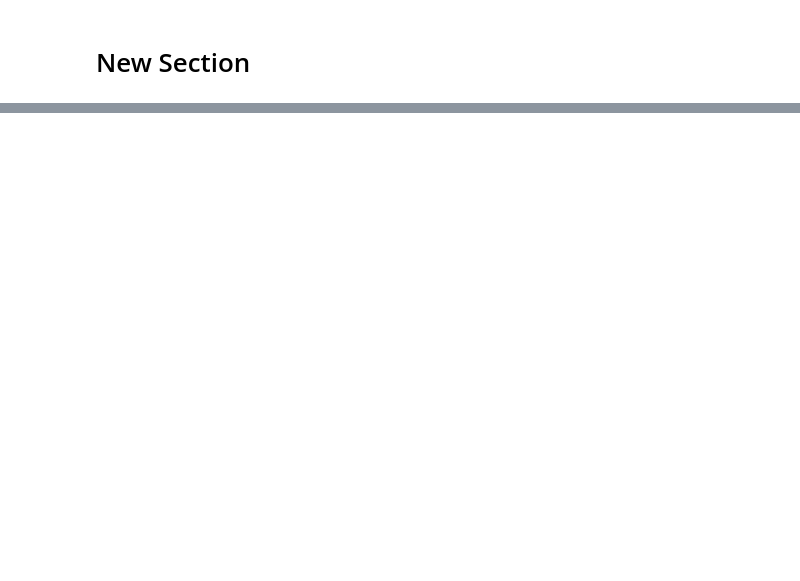
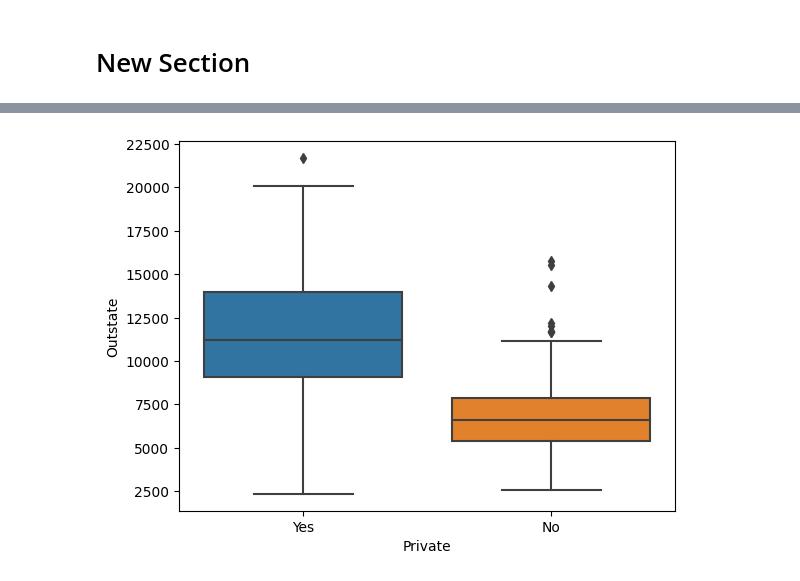
Before and after one commit to kostistzim/Introduction-to-Statistical-Learning-with-Python-Solutions, a Jupyter notebook: unit2_statistical_learning_applied.ipynb, the cells around one changed output, grey strips where cells are left out. Saved outputs shown, nothing was run; the diff lists cells and outputs as text; code cells hidden in the pictures; blank space fills up the shorter version.

```diff
--- a/unit2_statistical_learning_applied.ipynb
+++ b/unit2_statistical_learning_applied.ipynb
@@ -40,0 +60,4 @@ df_college.head()
+# %%
+sns.boxplot(x='Private', y='Outstate', data=df_college);
+# %% [output]
+[figure, added]
```
Also changed, not shown: parts of 2 cells of this notebook.
